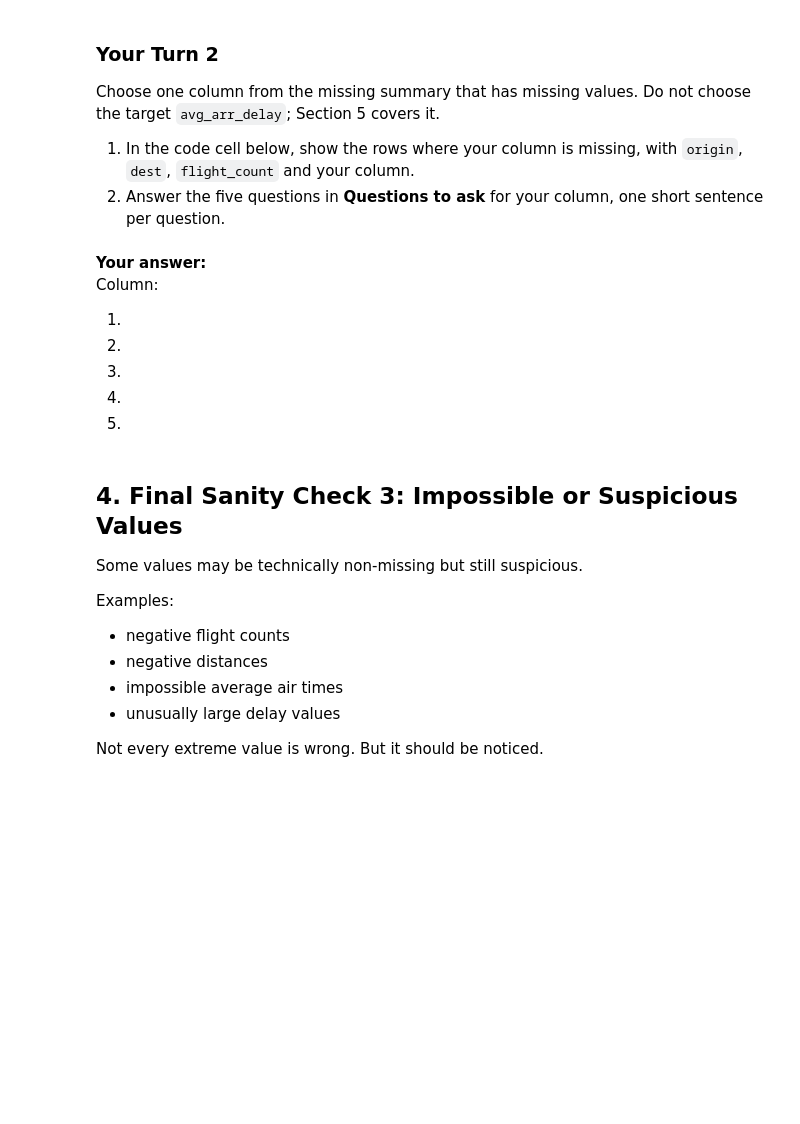
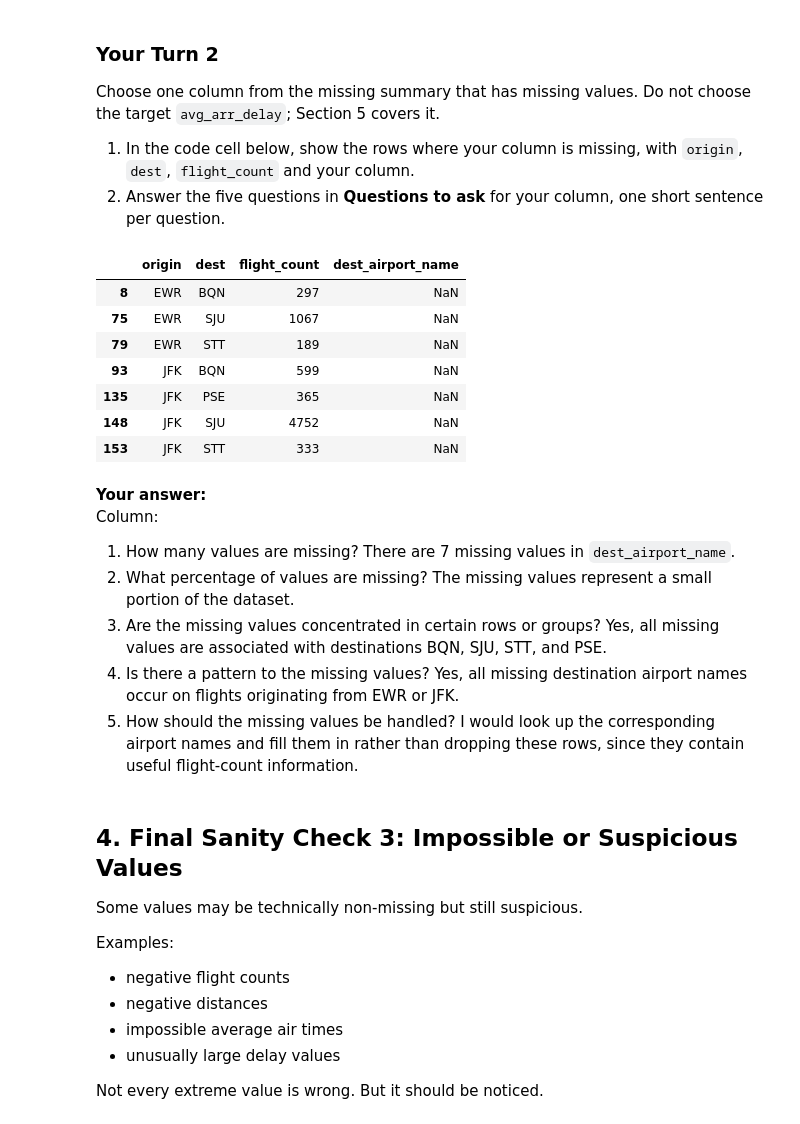
Before and after one commit to darla1209/ban6003-week-11-darla, a Jupyter notebook: notebooks/module11_abt_documentation_guided_lab.ipynb, the cells around one changed output. Cells and saved outputs as stored; diff of their text form; code cells hidden in the pictures; blank space fills up the shorter version.

```diff
--- a/notebooks/module11_abt_documentation_guided_lab.ipynb
+++ b/notebooks/module11_abt_documentation_guided_lab.ipynb
@@ -191,16 +241,28 @@ Choose one column from the missing summary that has missing values. Do not choos
 # %%
 # Your Turn 2
 # Replace your_column with the column you chose, then show its missing rows.
 # Hint: route_abt[route_abt["your_column"].isna()][["origin", "dest", "flight_count", "your_column"]]
+route_abt[route_abt["dest_airport_name"].isna()][
+    ["origin", "dest", "flight_count", "dest_airport_name"]
+]
+# %% [output]
+|  | origin | dest | flight_count | dest_airport_name |
+| 8 | EWR | BQN | 297 | NaN |
+| 75 | EWR | SJU | 1067 | NaN |
+| 79 | EWR | STT | 189 | NaN |
+| 93 | JFK | BQN | 599 | NaN |
+| 135 | JFK | PSE | 365 | NaN |
+| 148 | JFK | SJU | 4752 | NaN |
+| 153 | JFK | STT | 333 | NaN |
 # %% [markdown]
 **Your answer:**
 Column:
 
-1.
-2.
-3.
-4.
-5.
+1. How many values are missing? There are 7 missing values in `dest_airport_name`.
+2. What percentage of values are missing? The missing values represent a small portion of the dataset.
+3. Are the missing values concentrated in certain rows or groups? Yes, all missing values are associated with destinations BQN, SJU, STT, and PSE.
+4. Is there a pattern to the missing values? Yes, all missing destination airport names occur on flights originating from EWR or JFK.
+5. How should the missing values be handled? I would look up the corresponding airport names and fill them in rather than dropping these rows, since they contain useful flight-count information.
 # %% [markdown]
 ## 4. Final Sanity Check 3: Impossible or Suspicious Values
 
```
Also changed, not shown: parts of 30 cells of this notebook, 3 other files.
